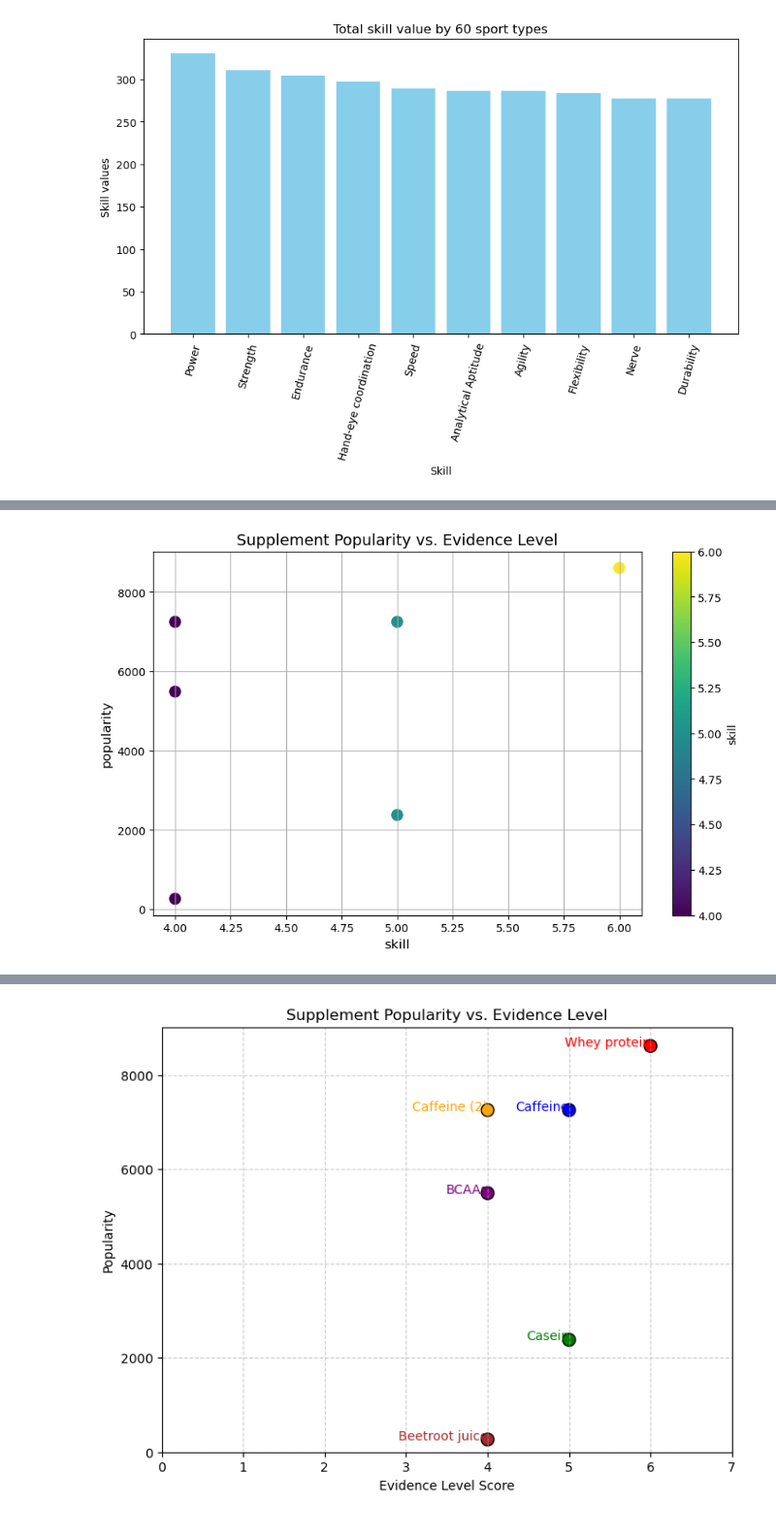
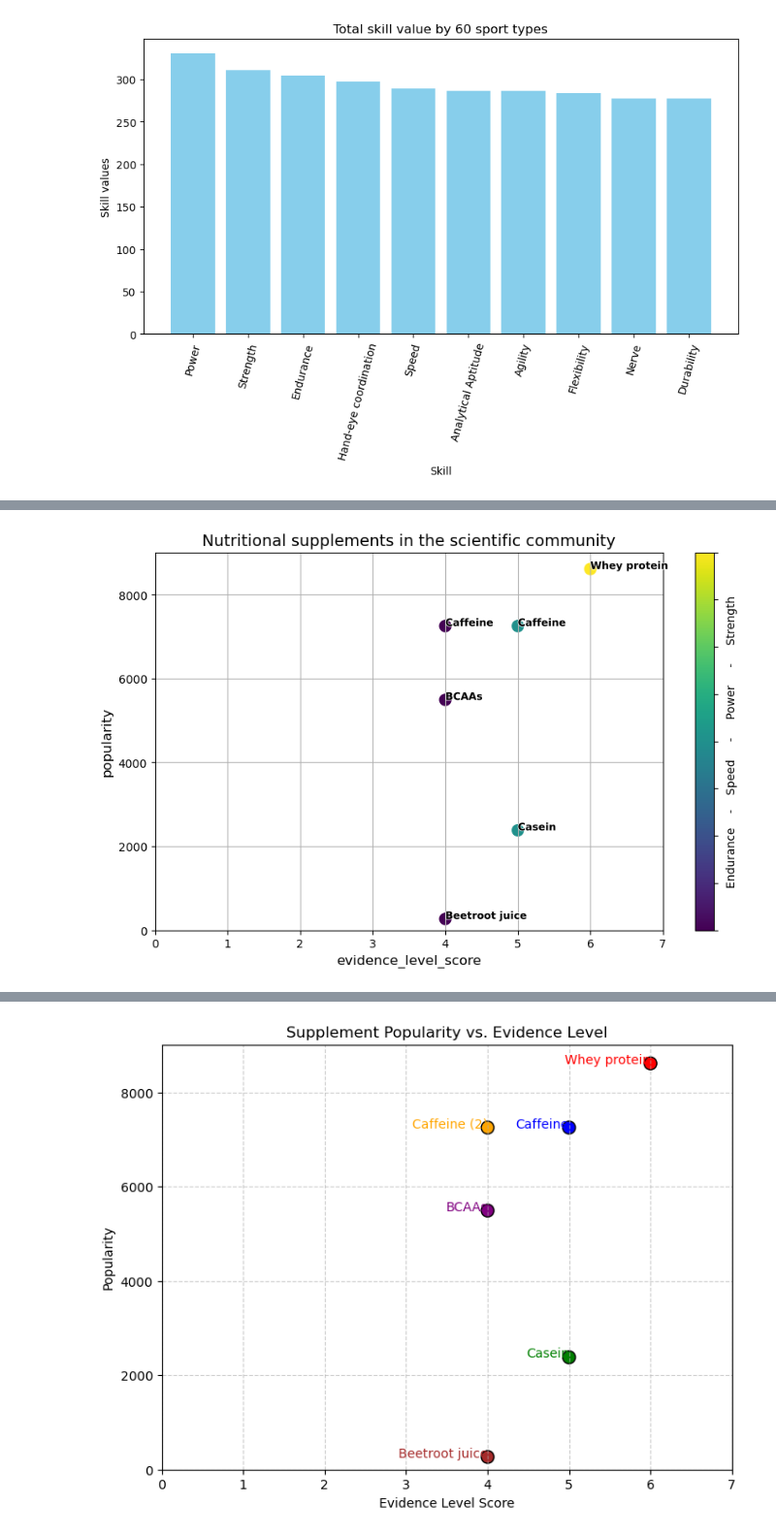
Before and after one commit to RubenLallave/Sports, a Jupyter notebook: Matplot.ipynb, the cells around one changed output, grey strips where cells are left out. Shown at 97% size. Drawn from its saved outputs; the diff is of its cells as text; code cells hidden in the pictures.

```diff
--- a/Bars chars.ipynb
+++ b/Matplot.ipynb
@@ -107,16 +107,25 @@ df_suppl
 # %%
 plt.figure(figsize=(10, 6))
 scatter = plt.scatter(df_suppl["evidence_level_score"], df_suppl["popularity"], c=df_suppl["evidence_level_score"], cmap='viridis', s=100)
 
 
-plt.title('Supplement Popularity vs. Evidence Level', fontsize=14)
-plt.xlabel('skill', fontsize=12)
+plt.title('Nutritional supplements in the scientific community', fontsize=14)
+plt.xlabel('evidence_level_score', fontsize=12)
 plt.ylabel('popularity', fontsize=12)
 
+for supp, x, y in zip(df_suppl["supplement"], df_suppl["evidence_level_score"], df_suppl["popularity"]):
+    text = plt.text(x, y, supp, fontsize=9, ha='left', color='black', fontweight='bold')
 
-plt.colorbar(scatter, label='skill')
+    text.set_path_effects([path_effects.Stroke(linewidth=1, foreground='white'),
+                           path_effects.Normal()])
+
+plt.xlim(0, max(df_suppl["evidence_level_score"]) + 1)
+plt.ylim(0, max(df_suppl["popularity"]) + 400)
+
+cbar = plt.colorbar(scatter, label='Endurance    -    Speed     -     Power     -     Strength')
+cbar.ax.set_yticklabels([])
 
 plt.grid(True)
 plt.show()
 # %% [output]
-[figure, old version]
+[figure, new version]
```
Also changed, not shown: parts of 3 cells of this notebook, 7 other files.
